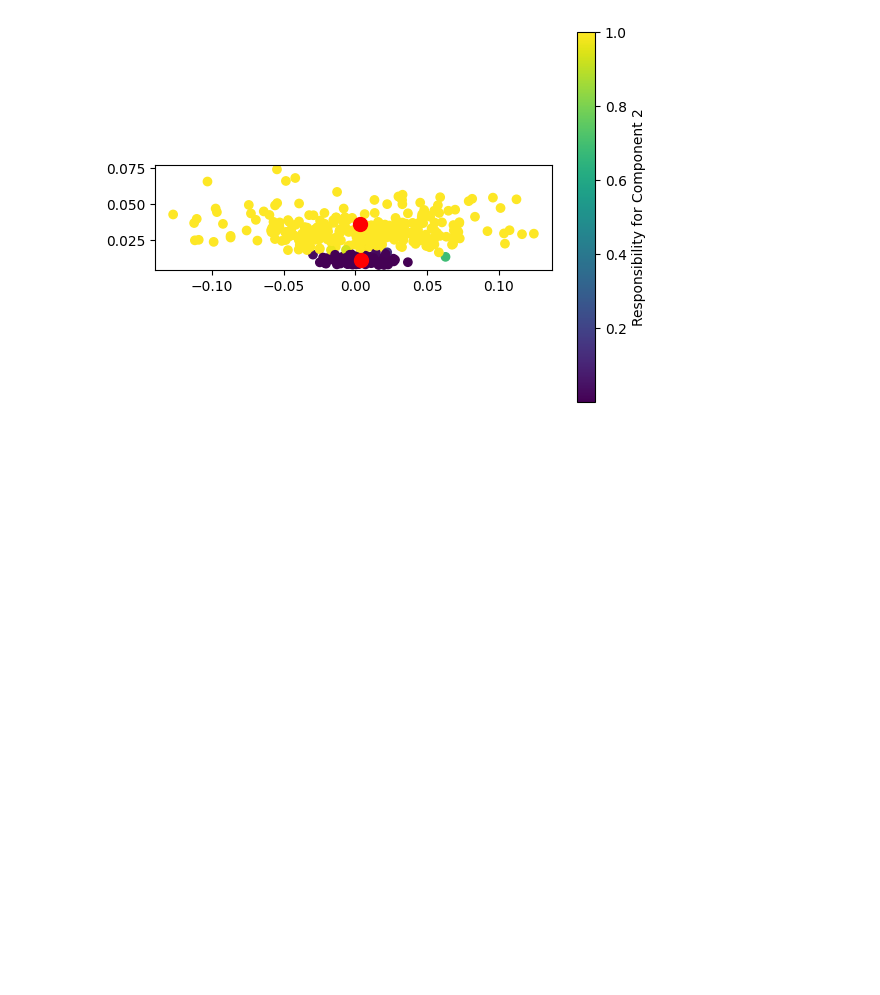
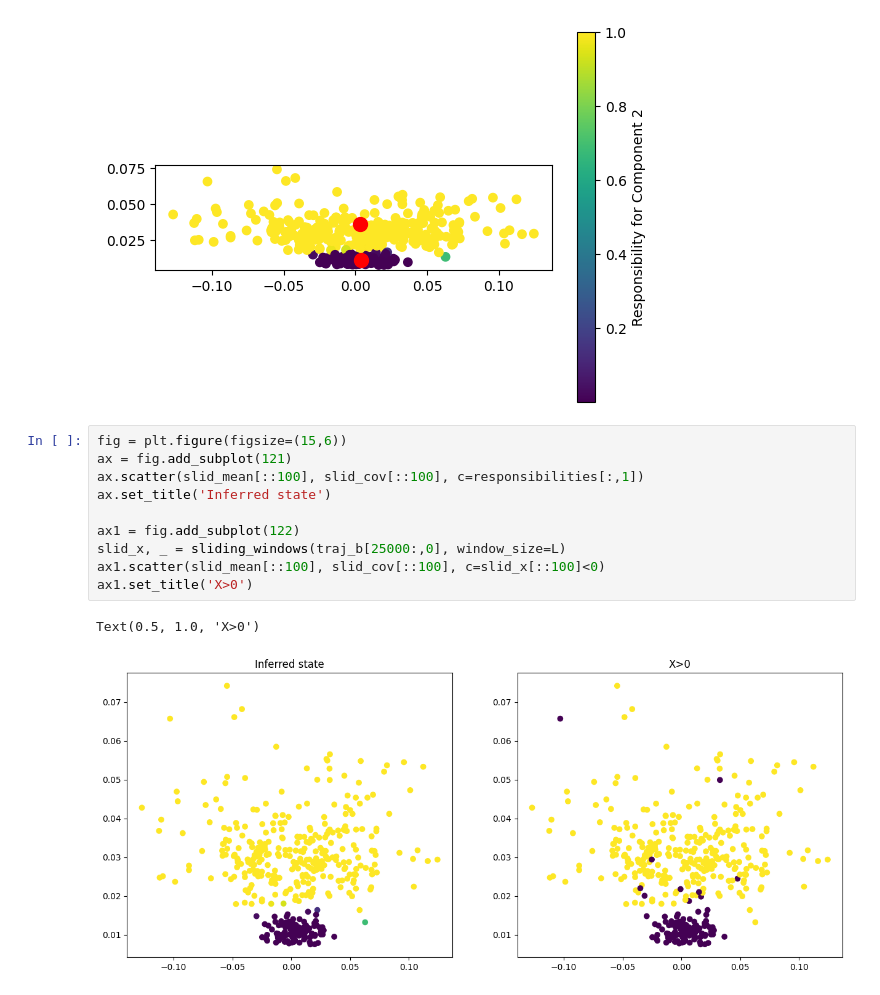
Before and after one commit to Wraithmat/Transitions, a Jupyter notebook: Visualizations.ipynb, the cells around one changed output. Cells and saved outputs as stored; diff of their text form; blank space fills up the shorter version.

Commit message:
Added plot

```diff
--- a/Visualizations.ipynb
+++ b/Visualizations.ipynb
@@ -126,3 +126,16 @@ Iteration 21: mus=[0.00392017 0.00324983], sigmas=[0.10633231 0.19040131], pis=[
 [figure]
 Iteration 26: mus=[0.00383801 0.00328278], sigmas=[0.10580938 0.19028432], pis=[0.26734269 0.73265731]
 [figure]
+# %%
+fig = plt.figure(figsize=(15,6))
+ax = fig.add_subplot(121)
+ax.scatter(slid_mean[::100], slid_cov[::100], c=responsibilities[:,1])
+ax.set_title('Inferred state')
+
+ax1 = fig.add_subplot(122)
+slid_x, _ = sliding_windows(traj_b[25000:,0], window_size=L)
+ax1.scatter(slid_mean[::100], slid_cov[::100], c=slid_x[::100]<0)
+ax1.set_title('X>0')
+# %% [output]
+Text(0.5, 1.0, 'X>0')
+[figure, added]
```
Also changed, not shown: 1 other file.
